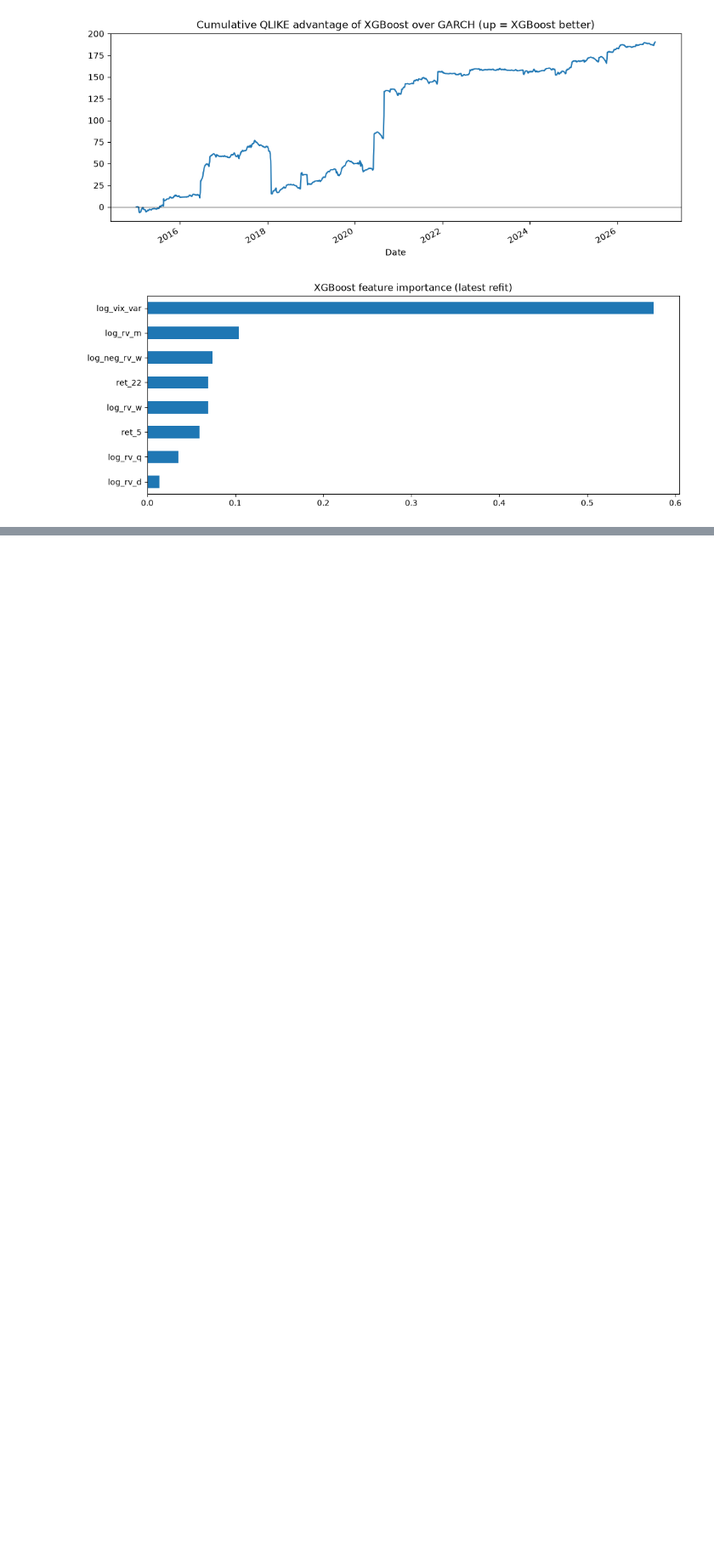
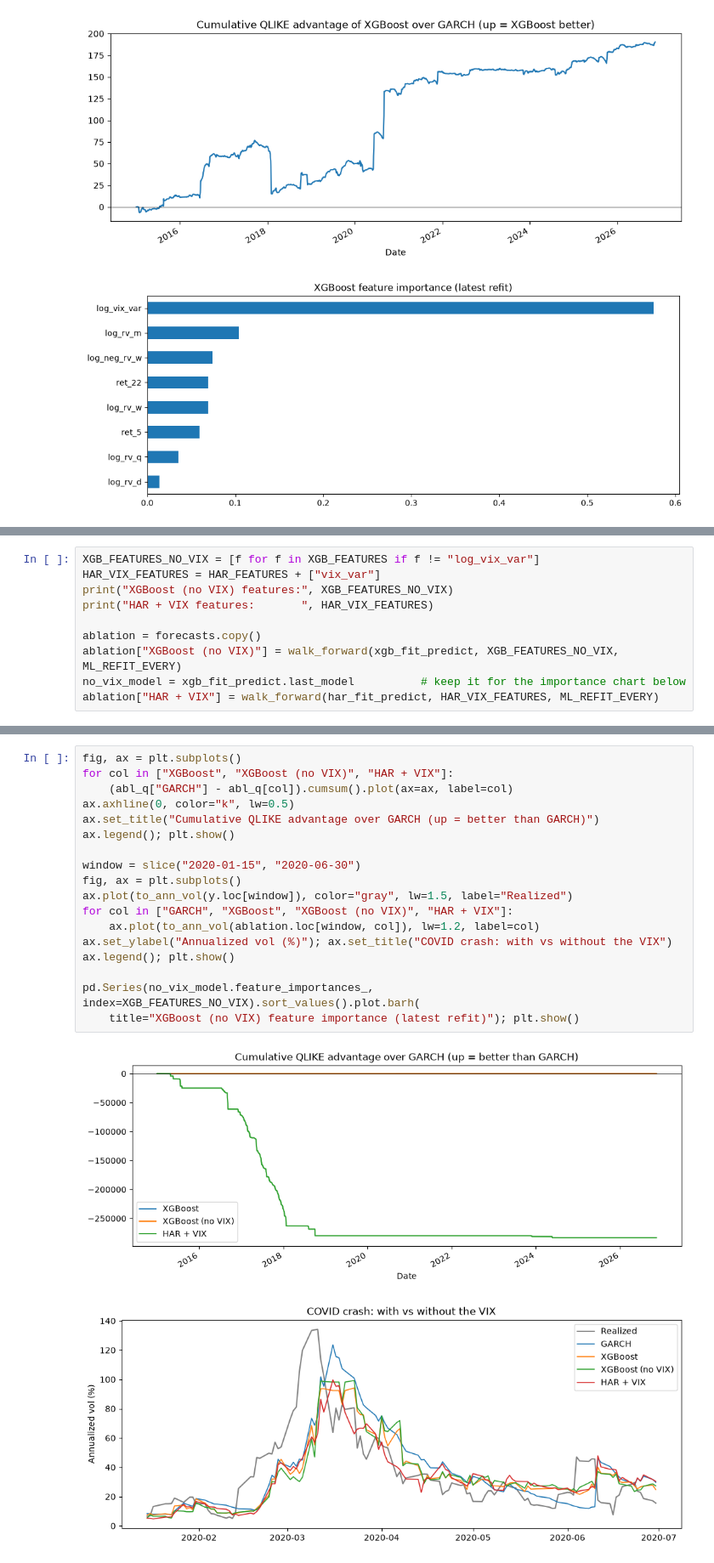
Before and after one commit to cbeat0n/spy_vol_forecasting, a Jupyter notebook: vol_forecasting.ipynb, the cells around one changed output, grey strips where cells are left out. Shown at 85% size. Saved outputs shown, nothing was run; the diff lists cells and outputs as text; blank space fills up the shorter version.

Commit message:
Add VIX ablation section and updated findings

```diff
--- a/vol_forecasting.ipynb
+++ b/vol_forecasting.ipynb
@@ -293,0 +312,10 @@ importance.sort_values().plot.barh(title="XGBoost feature importance (latest ref
+# %%
+XGB_FEATURES_NO_VIX = [f for f in XGB_FEATURES if f != "log_vix_var"]
+HAR_VIX_FEATURES = HAR_FEATURES + ["vix_var"]
+print("XGBoost (no VIX) features:", XGB_FEATURES_NO_VIX)
+print("HAR + VIX features:       ", HAR_VIX_FEATURES)
+
+ablation = forecasts.copy()
+ablation["XGBoost (no VIX)"] = walk_forward(xgb_fit_predict, XGB_FEATURES_NO_VIX, ML_REFIT_EVERY)
+no_vix_model = xgb_fit_predict.last_model          # keep it for the importance chart below
+ablation["HAR + VIX"] = walk_forward(har_fit_predict, HAR_VIX_FEATURES, ML_REFIT_EVERY)
@@ -293,0 +383,21 @@ importance.sort_values().plot.barh(title="XGBoost feature importance (latest ref
+# %%
+fig, ax = plt.subplots()
+for col in ["XGBoost", "XGBoost (no VIX)", "HAR + VIX"]:
+    (abl_q["GARCH"] - abl_q[col]).cumsum().plot(ax=ax, label=col)
+ax.axhline(0, color="k", lw=0.5)
+ax.set_title("Cumulative QLIKE advantage over GARCH (up = better than GARCH)")
+ax.legend(); plt.show()
+
+window = slice("2020-01-15", "2020-06-30")
+fig, ax = plt.subplots()
+ax.plot(to_ann_vol(y.loc[window]), color="gray", lw=1.5, label="Realized")
+for col in ["GARCH", "XGBoost", "XGBoost (no VIX)", "HAR + VIX"]:
+    ax.plot(to_ann_vol(ablation.loc[window, col]), lw=1.2, label=col)
+ax.set_ylabel("Annualized vol (%)"); ax.set_title("COVID crash: with vs without the VIX")
+ax.legend(); plt.show()
+
+pd.Series(no_vix_model.feature_importances_, index=XGB_FEATURES_NO_VIX).sort_values().plot.barh(
+    title="XGBoost (no VIX) feature importance (latest refit)"); plt.show()
+# %% [output]
+[figure, added]
+[figure, added]
```
Also changed, not shown: parts of 6 cells of this notebook.
